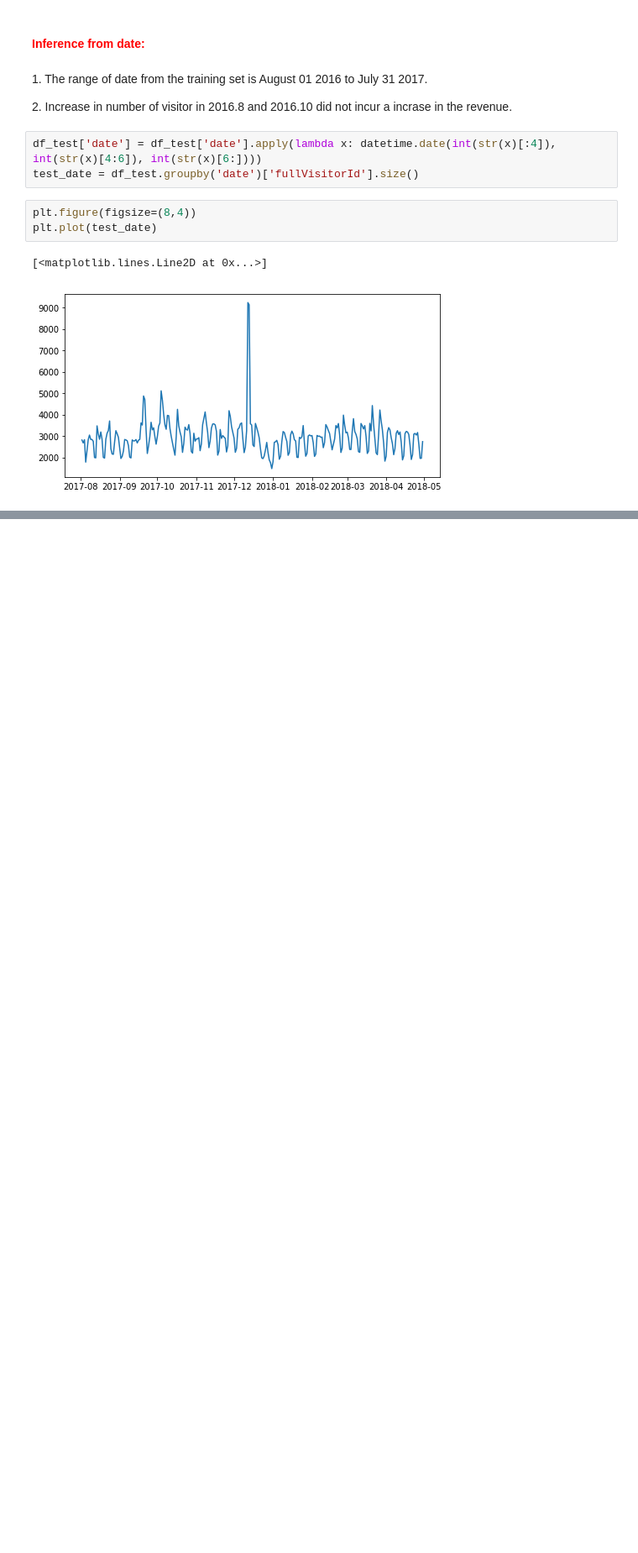
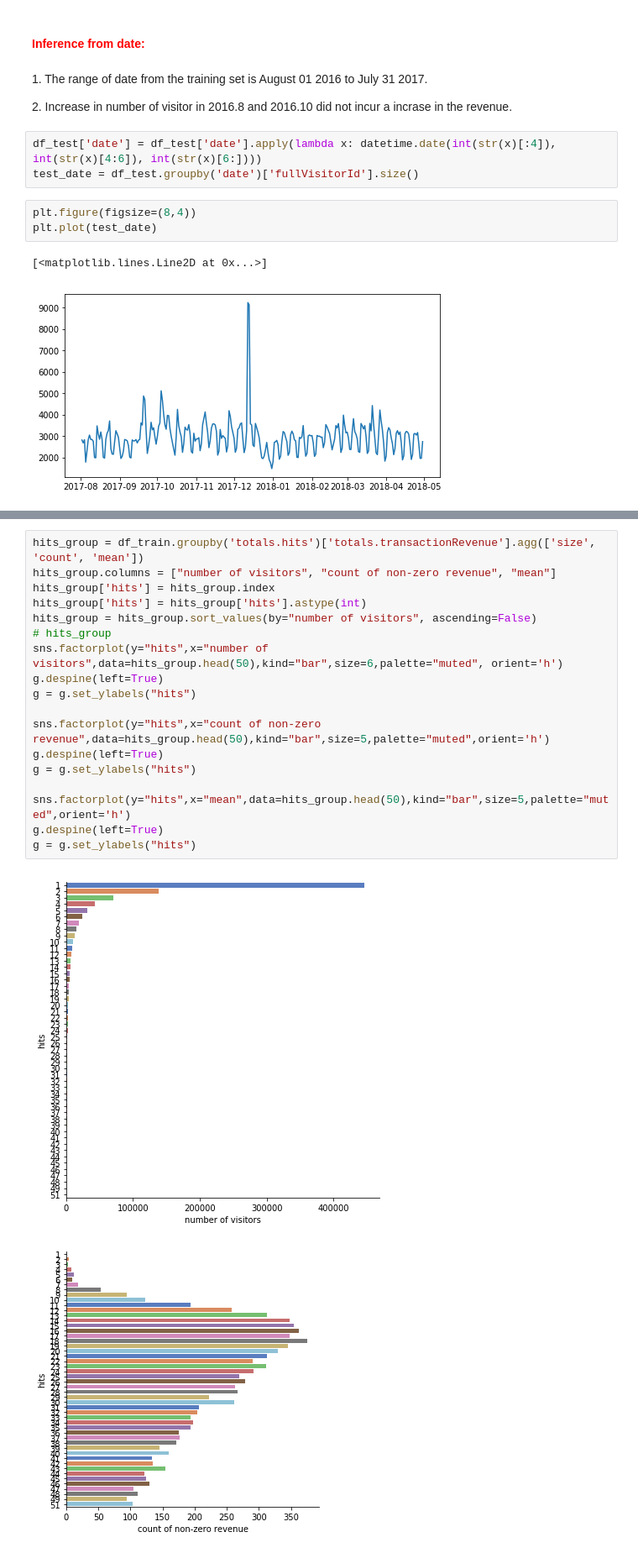
Before and after one commit to Aries0331/RevenuePrediction_GStore, a Jupyter notebook: main.ipynb, the cells around one changed output, grey strips where cells are left out. Shown at 84% size. Saved outputs shown, nothing was run; the diff lists cells and outputs as text; blank space fills up the shorter version.

```diff
--- a/main.ipynb
+++ b/main.ipynb
@@ -480,0 +562,21 @@ plt.plot(test_date)
+# %%
+hits_group = df_train.groupby('totals.hits')['totals.transactionRevenue'].agg(['size', 'count', 'mean'])
+hits_group.columns = ["number of visitors", "count of non-zero revenue", "mean"]
+hits_group['hits'] = hits_group.index
+hits_group['hits'] = hits_group['hits'].astype(int)
+hits_group = hits_group.sort_values(by="number of visitors", ascending=False)
+# hits_group
+sns.factorplot(y="hits",x="number of visitors",data=hits_group.head(50),kind="bar",size=6,palette="muted", orient='h')
+g.despine(left=True)
+g = g.set_ylabels("hits")
+
+sns.factorplot(y="hits",x="count of non-zero revenue",data=hits_group.head(50),kind="bar",size=5,palette="muted",orient='h')
+g.despine(left=True)
+g = g.set_ylabels("hits")
+
+sns.factorplot(y="hits",x="mean",data=hits_group.head(50),kind="bar",size=5,palette="muted",orient='h')
+g.despine(left=True)
+g = g.set_ylabels("hits")
+# %% [output]
+[figure, added]
+[figure, added]
```
Also changed, not shown: parts of 29 cells of this notebook.
